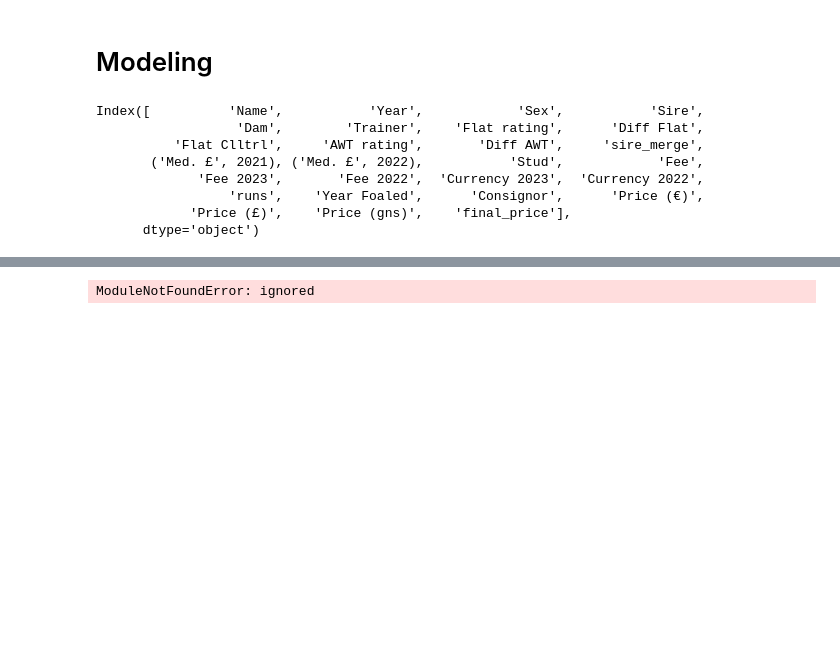
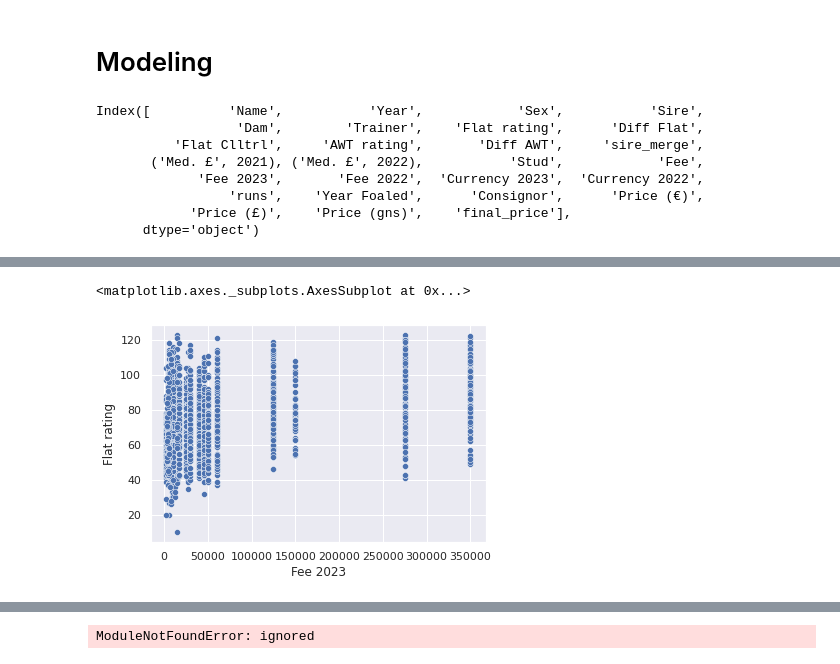
Before and after one commit to samkirwanppb/UCDPA_SamKirwan, a Jupyter notebook: project.ipynb, the cells around one changed output, grey strips where cells are left out. Cells and saved outputs as stored; diff of their text form; code cells hidden in the pictures; blank space fills up the shorter version.

```diff
--- a/project.ipynb
+++ b/project.ipynb
@@ -343,0 +382,5 @@ data.head()
+# %%
+sns.scatterplot(data = data, x = 'Fee 2023', y = 'Flat rating')
+# %% [output]
+<matplotlib.axes._subplots.AxesSubplot at 0x...>
+[figure, added]
```
Also changed, not shown: parts of 11 cells of this notebook.
